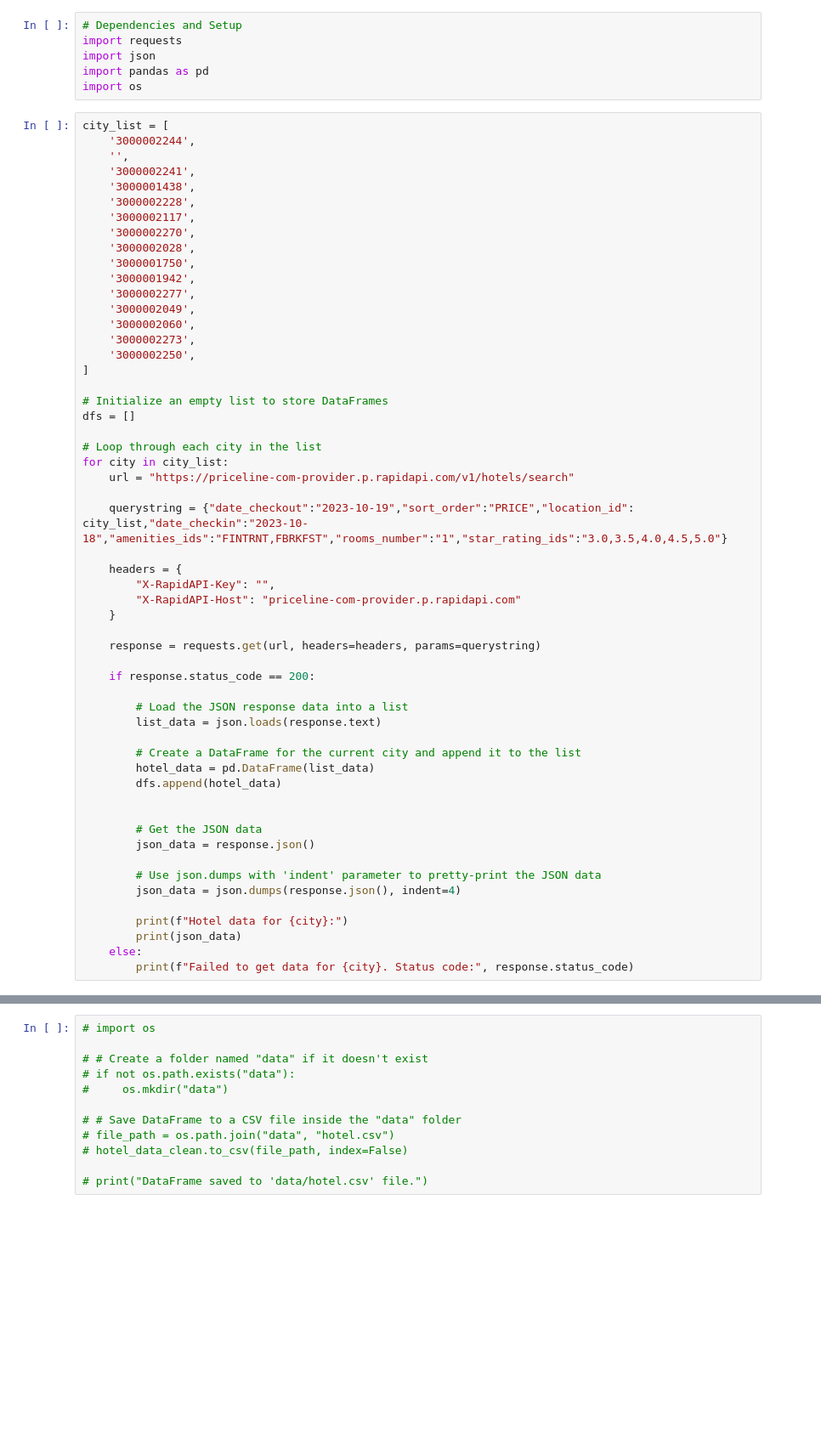
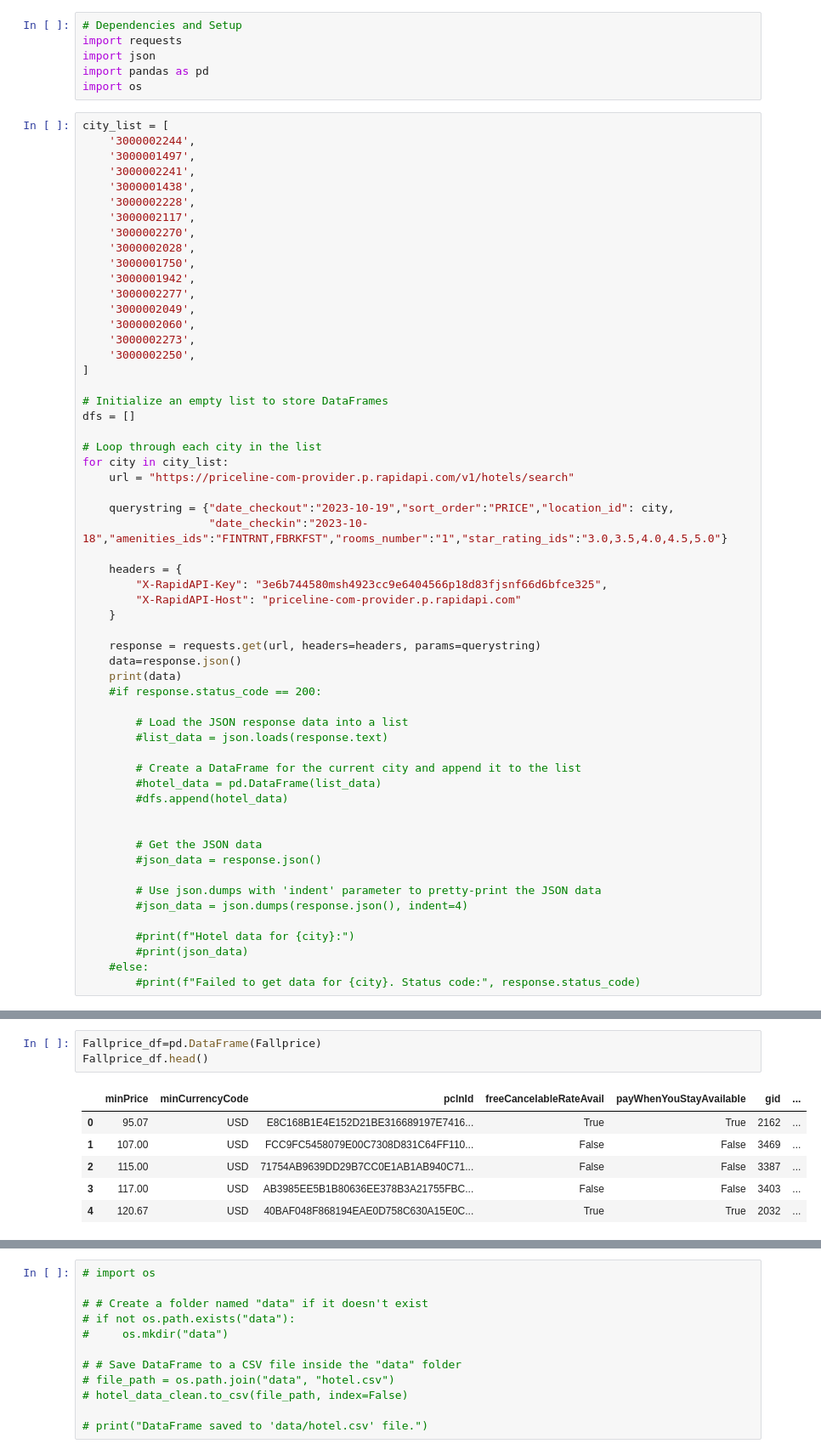
Before and after one commit to tayloresque/Project3_Group4, a Jupyter notebook: vacation_map copy.ipynb, the cells around one changed output, grey strips where cells are left out. Shown at 85% size. Cells and saved outputs as stored; diff of their text form; blank space fills up the shorter version.

```diff
--- a/vacation_map copy.ipynb
+++ b/vacation_map copy.ipynb
@@ -7,7 +7,7 @@ import os
 # %%
 city_list = [
     '3000002244',
-    '',
+    '3000001497',
     '3000002241',
     '3000001438',
     '3000002228',
@@ -30,33 +30,35 @@ dfs = []
 for city in city_list:
     url = "https://priceline-com-provider.p.rapidapi.com/v1/hotels/search"
 
-    querystring = {"date_checkout":"2023-10-19","sort_order":"PRICE","location_id": city_list,"date_checkin":"2023-10-18","amenities_ids":"FINTRNT,FBRKFST","rooms_number":"1","star_rating_ids":"3.0,3.5,4.0,4.5,5.0"}
+    querystring = {"date_checkout":"2023-10-19","sort_order":"PRICE","location_id": city,
+                   "date_checkin":"2023-10-18","amenities_ids":"FINTRNT,FBRKFST","rooms_number":"1","star_rating_ids":"3.0,3.5,4.0,4.5,5.0"}
 
     headers = {
-        "X-RapidAPI-Key": "",
+        "X-RapidAPI-Key": "3e6b744580msh4923cc9e6404566p18d83fjsnf66d6bfce325",
         "X-RapidAPI-Host": "priceline-com-provider.p.rapidapi.com"
     }
 
     response = requests.get(url, headers=headers, params=querystring)
-
-    if response.status_code == 200:
+    data=response.json()
+    print(data)
+    #if response.status_code == 200:
 
         # Load the JSON response data into a list
-        list_data = json.loads(response.text)
+        #list_data = json.loads(response.text)
 
         # Create a DataFrame for the current city and append it to the list
-        hotel_data = pd.DataFrame(list_data)
-        dfs.append(hotel_data)
+        #hotel_data = pd.DataFrame(list_data)
+        #dfs.append(hotel_data)
 
 
         # Get the JSON data
-        json_data = response.json()
+        #json_data = response.json()
 
         # Use json.dumps with 'indent' parameter to pretty-print the JSON data
-        json_data = json.dumps(response.json(), indent=4)
+        #json_data = json.dumps(response.json(), indent=4)
 
-        print(f"Hotel data for {city}:")
-        print(json_data)
-    else:
-        print(f"Failed to get data for {city}. Status code:", response.status_code)
+        #print(f"Hotel data for {city}:")
+        #print(json_data)
+    #else:
+        #print(f"Failed to get data for {city}. Status code:", response.status_code)
 # %% [output]
@@ -163,0 +95,10 @@ dtype: object
+# %%
+Fallprice_df=pd.DataFrame(Fallprice)
+Fallprice_df.head()
+# %% [output]
+|  | minPrice | minCurrencyCode | pclnId | freeCancelableRateAvail | payWhenYouStayAvailable | gid | ... |
+| 0 | 95.07 | USD | E8C168B1E4E152D21BE316689197E7416... | True | True | 2162 | ... |
+| 1 | 107.00 | USD | FCC9FC5458079E00C7308D831C64FF110... | False | False | 3469 | ... |
+| 2 | 115.00 | USD | 71754AB9639DD29B7CC0E1AB1AB940C71... | False | False | 3387 | ... |
+| 3 | 117.00 | USD | AB3985EE5B1B80636EE378B3A21755FBC... | False | False | 3403 | ... |
+| 4 | 120.67 | USD | 40BAF048F868194EAE0D758C630A15E0C... | True | True | 2032 | ... |
```
Also changed, not shown: parts of 13 cells of this notebook, 1 other file.
